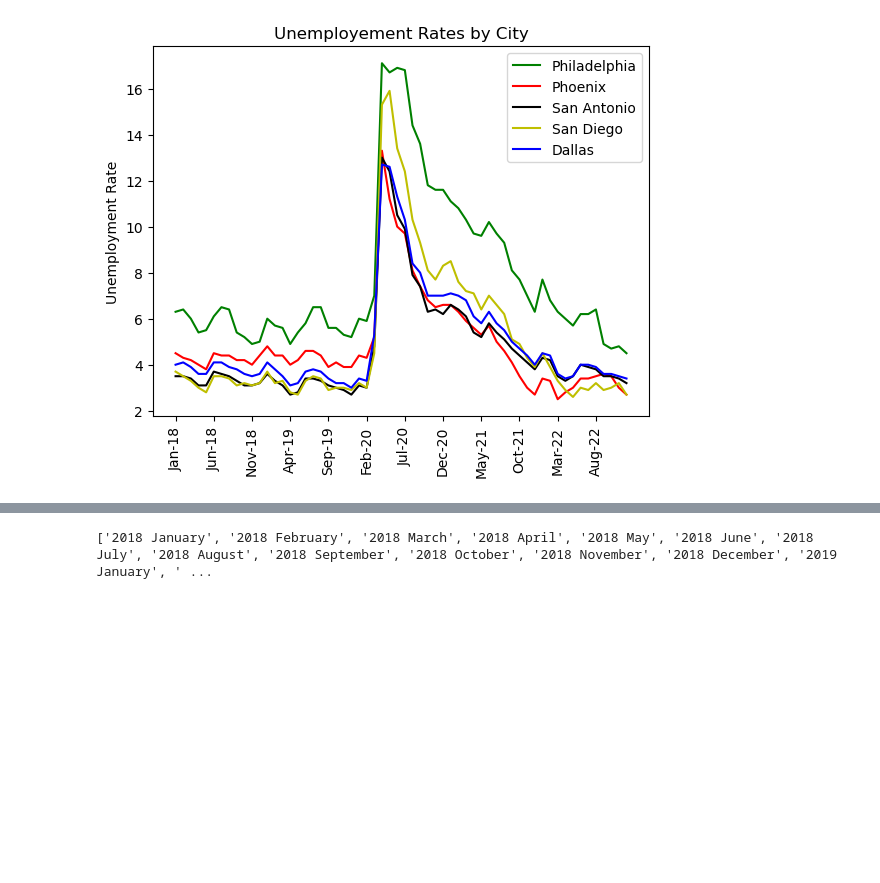
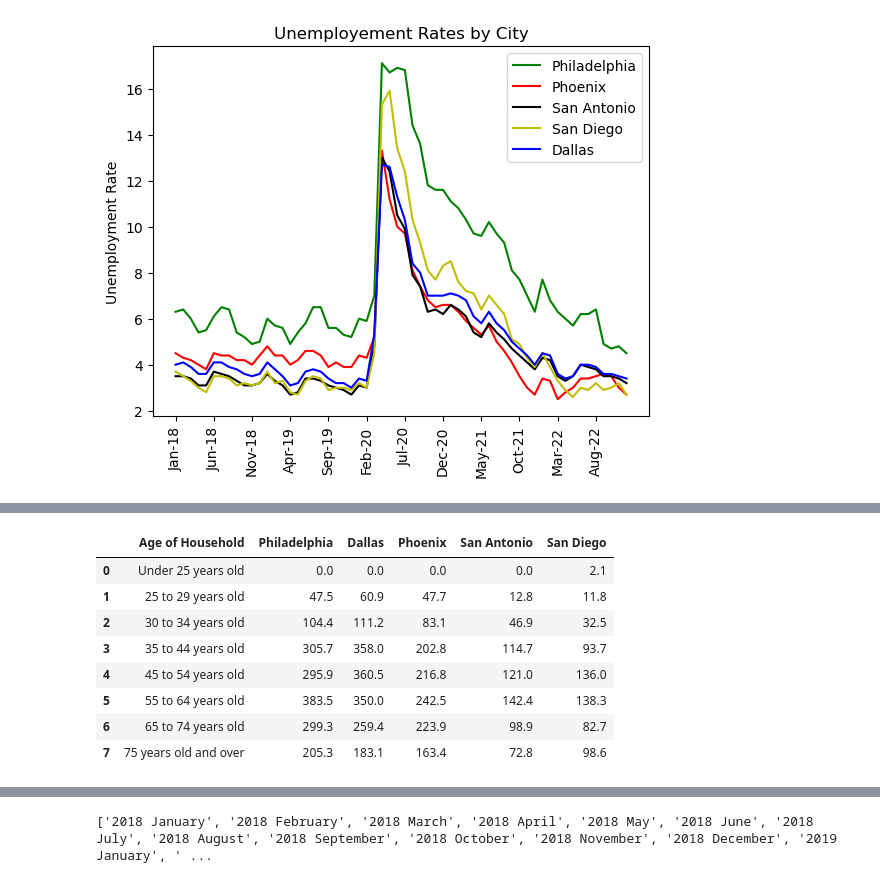
Before and after one commit to JoseMelvin-Calleja/Group-4-Project-1, a Jupyter notebook: Combined Notebook.ipynb, the cells around one changed output, grey strips where cells are left out. Cells and saved outputs as stored; diff of their text form; code cells hidden in the pictures; blank space fills up the shorter version.

```diff
--- a/Combined Notebook.ipynb
+++ b/Combined Notebook.ipynb
@@ -47,0 +41,11 @@ plt.show()
+# %%
+#Study Data Files
+race_housing_path = "Resources/RaceHousingCity.csv"
+age_housing_path = "Resources/AgeHousingCity.csv"
+education_housing_path = "Resources/EducationHousingCity.csv"
+cities_path= "Resources/Cities.csv"
+#Convert to PD
+race_housing = pd.read_csv(race_housing_path)
+age_housing = pd.read_csv(age_housing_path)
+education_housing = pd.read_csv(education_housing_path)
+cities_df=pd.read_csv(cities_path)
@@ -47,0 +157,13 @@ plt.show()
+# %%
+#Age of Household Owner
+age_housing
+# %% [output]
+|  | Age of Household | Philadelphia | Dallas | Phoenix | San Antonio | San Diego |
+| 0 | Under 25 years old | 0.0 | 0.0 | 0.0 | 0.0 | 2.1 |
+| 1 | 25 to 29 years old | 47.5 | 60.9 | 47.7 | 12.8 | 11.8 |
+| 2 | 30 to 34 years old | 104.4 | 111.2 | 83.1 | 46.9 | 32.5 |
+| 3 | 35 to 44 years old | 305.7 | 358.0 | 202.8 | 114.7 | 93.7 |
+| 4 | 45 to 54 years old | 295.9 | 360.5 | 216.8 | 121.0 | 136.0 |
+| 5 | 55 to 64 years old | 383.5 | 350.0 | 242.5 | 142.4 | 138.3 |
+| 6 | 65 to 74 years old | 299.3 | 259.4 | 223.9 | 98.9 | 82.7 |
+| 7 | 75 years old and over | 205.3 | 183.1 | 163.4 | 72.8 | 98.6 |
```
Also changed, not shown: parts of 46 cells of this notebook, 7 other files.
